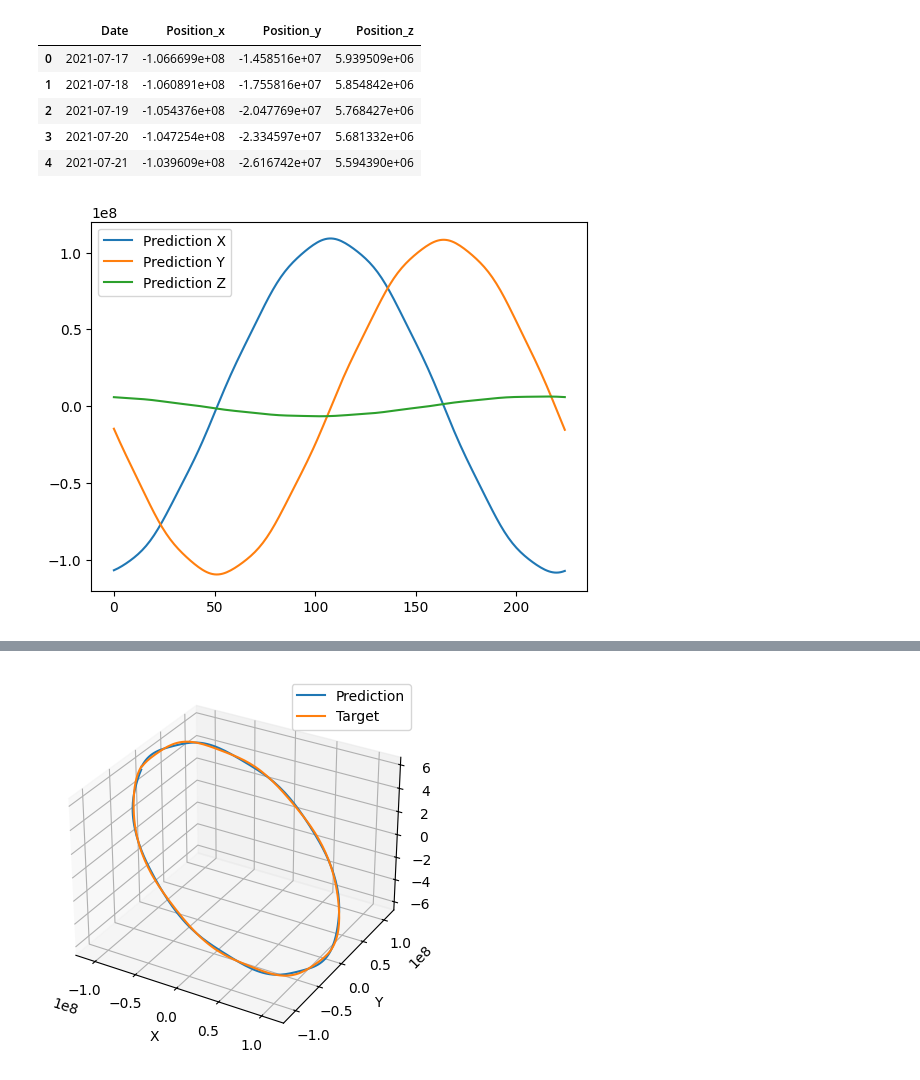
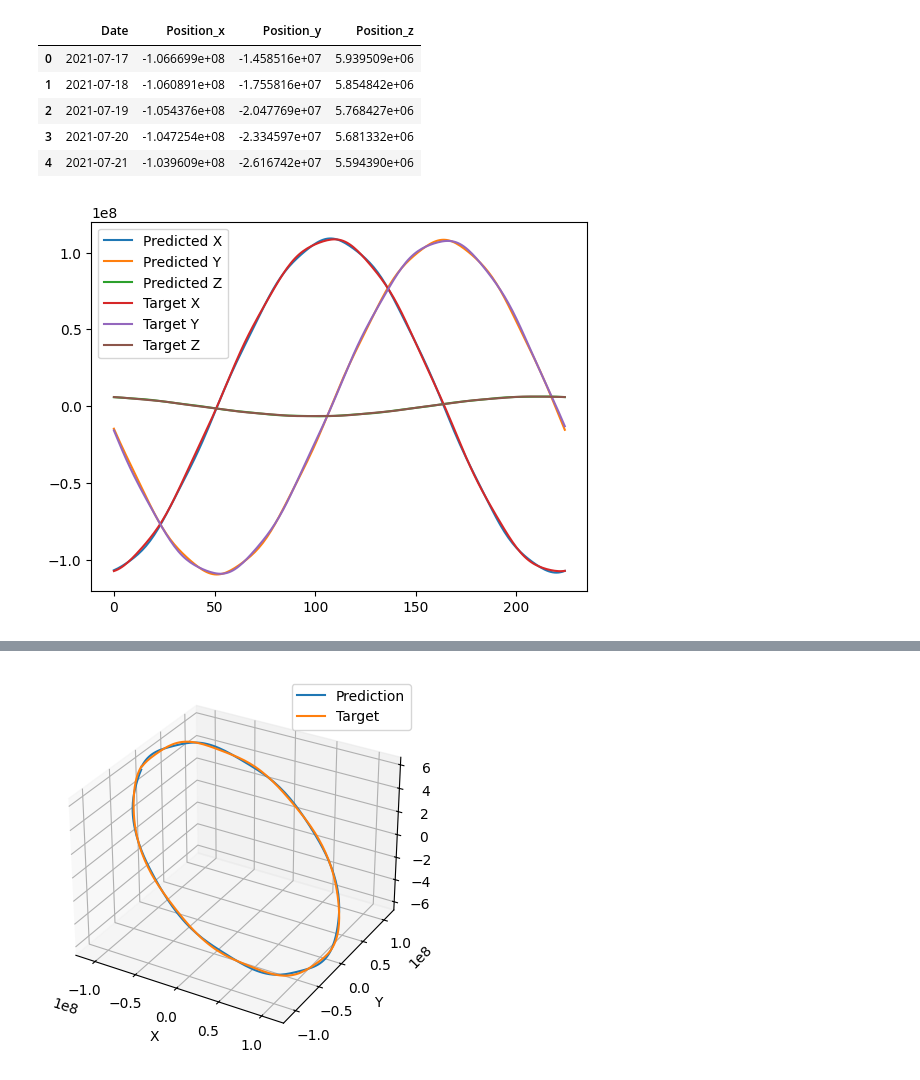
Before and after one commit to kvv1618/NumericalComputations, a Jupyter notebook: Project/interpolation/interpolate.ipynb, the cells around one changed output, grey strips where cells are left out. Saved outputs shown, nothing was run; the diff lists cells and outputs as text; code cells hidden in the pictures.

Commit message:
plot interpolation predictions and target in a single figure for better comparision

```diff
--- a/Project/interpolation/interpolate.ipynb
+++ b/Project/interpolation/interpolate.ipynb
@@ -59,10 +59,13 @@ x_prediction = x_interpolator(prediction_time)
 y_prediction = y_interpolator(prediction_time)
 z_prediction = z_interpolator(prediction_time)
 # %%
-plt.plot(x_prediction[:], label='Prediction X')
-plt.plot(y_prediction[:], label='Prediction Y')
-plt.plot(z_prediction[:], label='Prediction Z')
+plt.plot(x_prediction, label='Predicted X')
+plt.plot(y_prediction, label='Predicted Y')
+plt.plot(z_prediction, label='Predicted Z')
+plt.plot(target_coordinates[:,0], label='Target X')
+plt.plot(target_coordinates[:,1], label='Target Y')
+plt.plot(target_coordinates[:,2], label='Target Z')
 plt.legend()
 plt.show()
 # %% [output]
-[figure, old version]
+[figure, new version]
```
Also changed, not shown: parts of 1 cell of this notebook, 1 other file.
